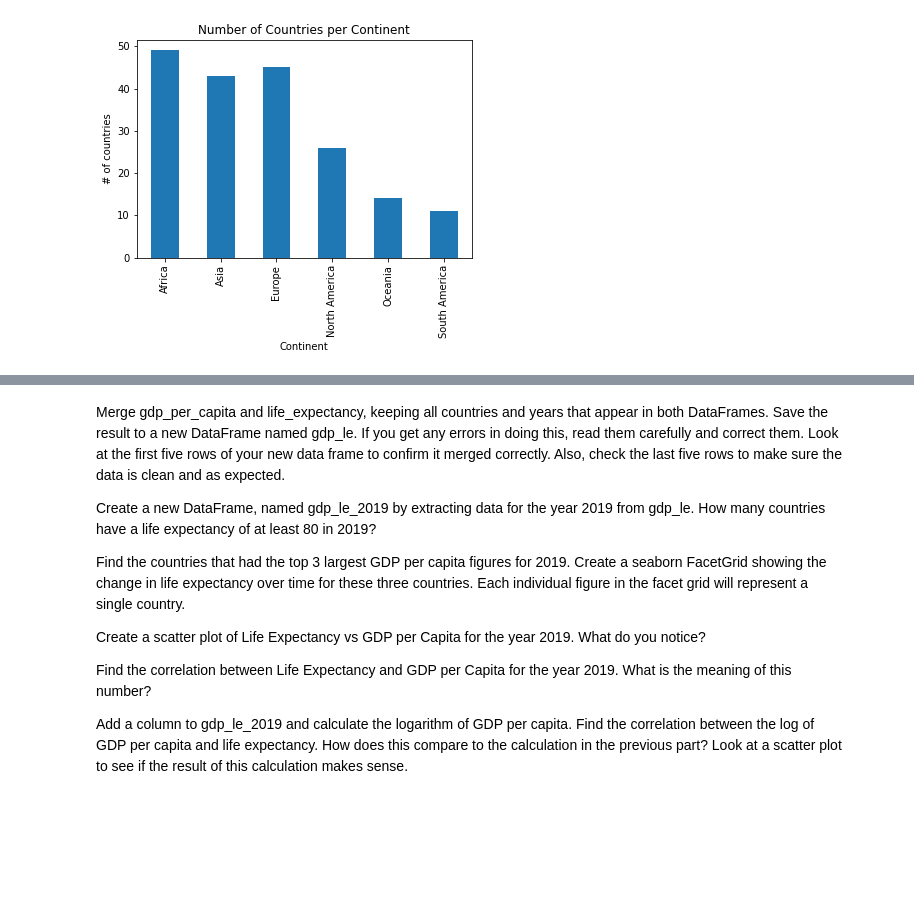
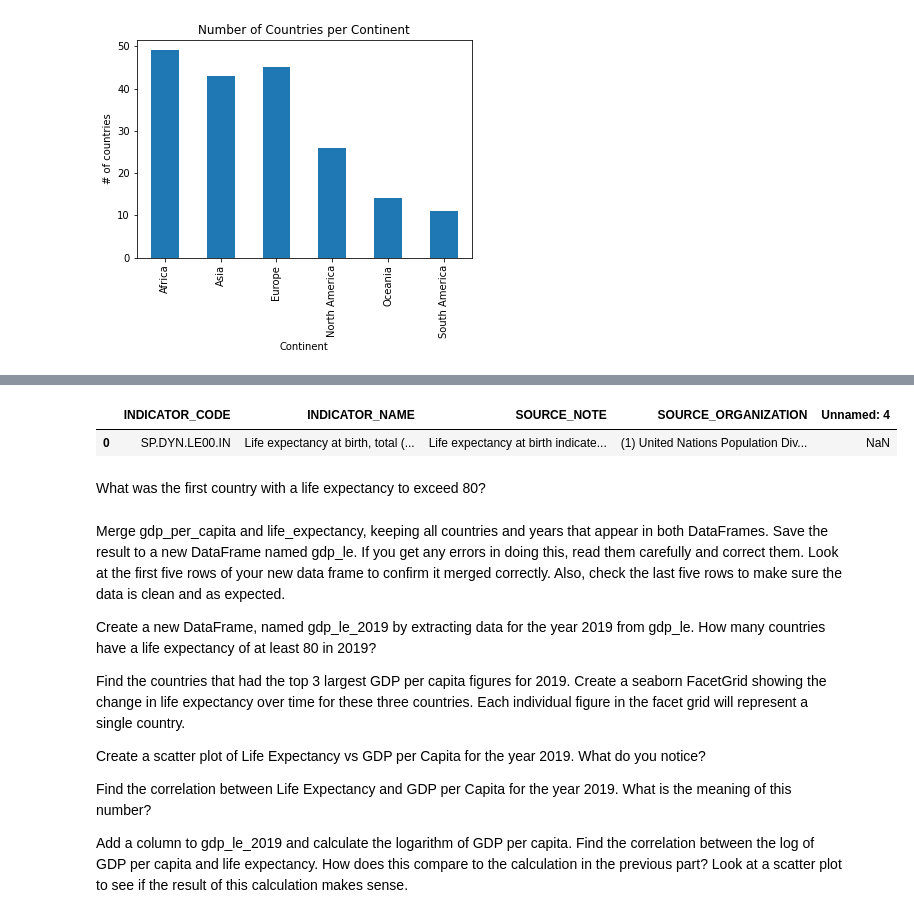
Before and after one commit to nss-data-science-cohort-6/un_data_question-bvanitsthian, a Jupyter notebook: UN_Data_Exploration.ipynb, the cells around one changed output, grey strips where cells are left out. Saved outputs shown, nothing was run; the diff lists cells and outputs as text; code cells hidden in the pictures; blank space fills up the shorter version.

```diff
--- a/UN_Data_Exploration.ipynb
+++ b/UN_Data_Exploration.ipynb
@@ -336,3 +367,12 @@ What was the first country with a life expectancy to exceed 80?
+# %%
+#Other source file from The Wrorld Bank
+Metadata_Indicator_df = pd.read_csv('Metadata_Indicator_API_SP.DYN.LE00.IN_DS2_en_csv_v2_4553490.csv')
+Metadata_Indicator_df.head()
+# %% [output]
+|  | INDICATOR_CODE | INDICATOR_NAME | SOURCE_NOTE | SOURCE_ORGANIZATION | Unnamed: 4 |
+| 0 | SP.DYN.LE00.IN | Life expectancy at birth, total (... | Life expectancy at birth indicate... | (1) United Nations Population Div... | NaN |
+# %% [markdown]
+What was the first country with a life expectancy to exceed 80?
 # %% [markdown]
 Merge gdp_per_capita and life_expectancy, keeping all countries and years that appear in both DataFrames. Save the result to a new DataFrame named gdp_le. If you get any errors in doing this, read them carefully and correct them. Look at the first five rows of your new data frame to confirm it merged correctly. Also, check the last five rows to make sure the data is clean and as expected.
 
```
Also changed, not shown: parts of 21 cells of this notebook, 3 other files.
